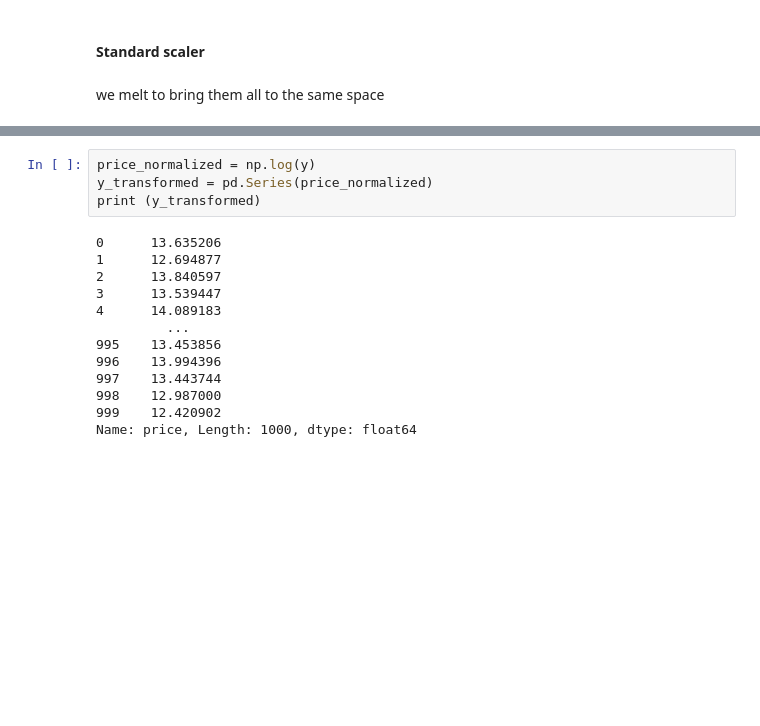
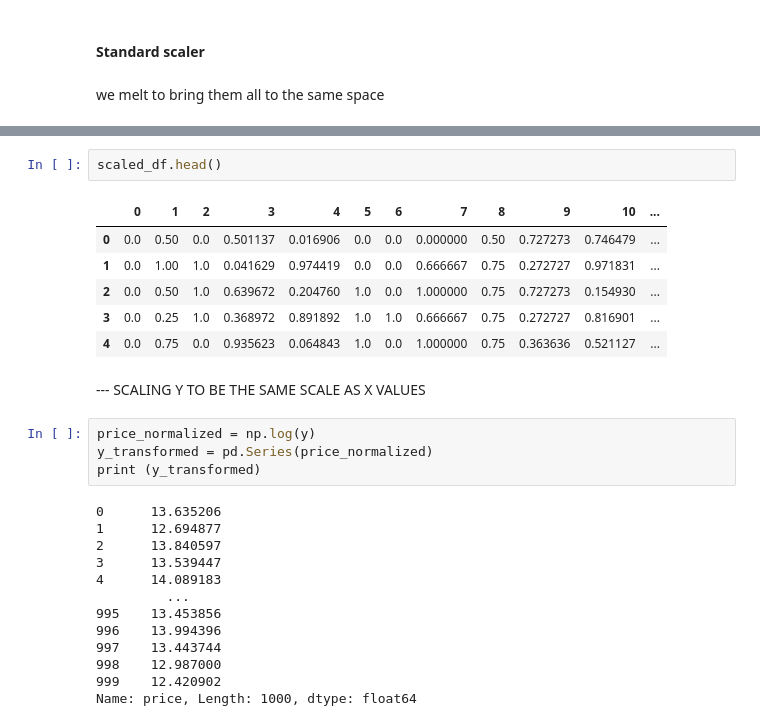
Before and after one commit to Njeri-Kimaru/Python-plus-main, a Jupyter notebook: house_prices.ipynb, the cells around one changed output, grey strips where cells are left out. Cells and saved outputs as stored; diff of their text form; blank space fills up the shorter version.

```diff
--- a/house_prices.ipynb
+++ b/house_prices.ipynb
@@ -485,3 +488,14 @@ DTypePromotionError: The DType <class 'numpy.dtypes.DateTime64DType'> could not
+# %%
+scaled_df.head()
+# %% [output]
+|  | 0 | 1 | 2 | 3 | 4 | 5 | 6 | 7 | 8 | 9 | 10 | ... |
+| 0 | 0.0 | 0.50 | 0.0 | 0.501137 | 0.016906 | 0.0 | 0.0 | 0.000000 | 0.50 | 0.727273 | 0.746479 | ... |
+| 1 | 0.0 | 1.00 | 1.0 | 0.041629 | 0.974419 | 0.0 | 0.0 | 0.666667 | 0.75 | 0.272727 | 0.971831 | ... |
+| 2 | 0.0 | 0.50 | 1.0 | 0.639672 | 0.204760 | 1.0 | 0.0 | 1.000000 | 0.75 | 0.727273 | 0.154930 | ... |
+| 3 | 0.0 | 0.25 | 1.0 | 0.368972 | 0.891892 | 1.0 | 1.0 | 0.666667 | 0.75 | 0.272727 | 0.816901 | ... |
+| 4 | 0.0 | 0.75 | 0.0 | 0.935623 | 0.064843 | 1.0 | 0.0 | 1.000000 | 0.75 | 0.363636 | 0.521127 | ... |
+# %% [markdown]
+--- SCALING Y TO BE THE SAME SCALE AS X VALUES
 # %%
 price_normalized = np.log(y)
 y_transformed = pd.Series(price_normalized)
```
Also changed, not shown: parts of 16 cells of this notebook, 1 other file.
